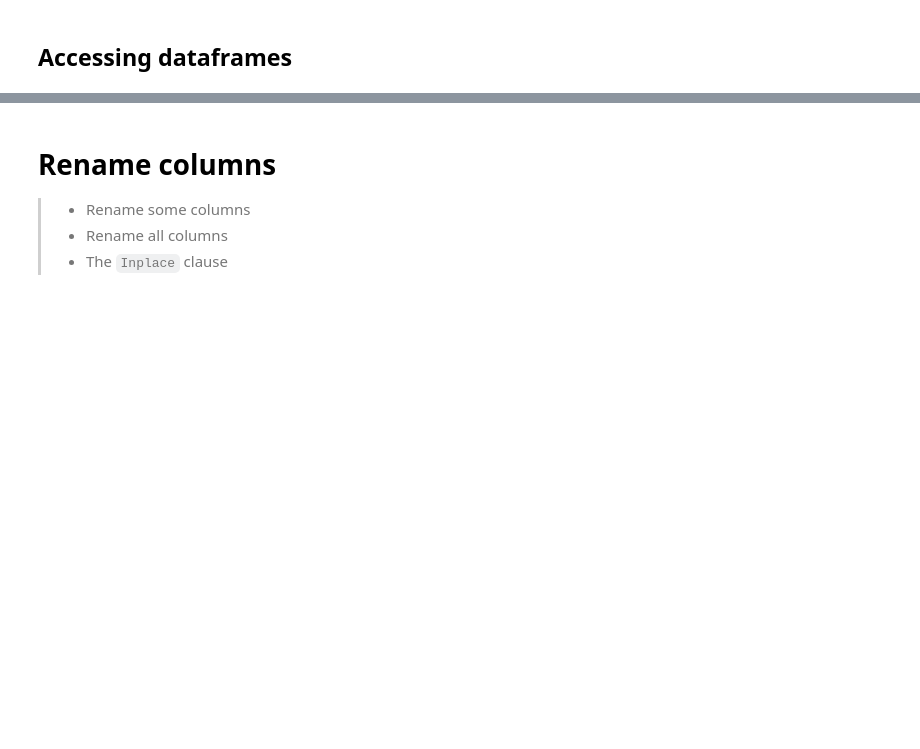
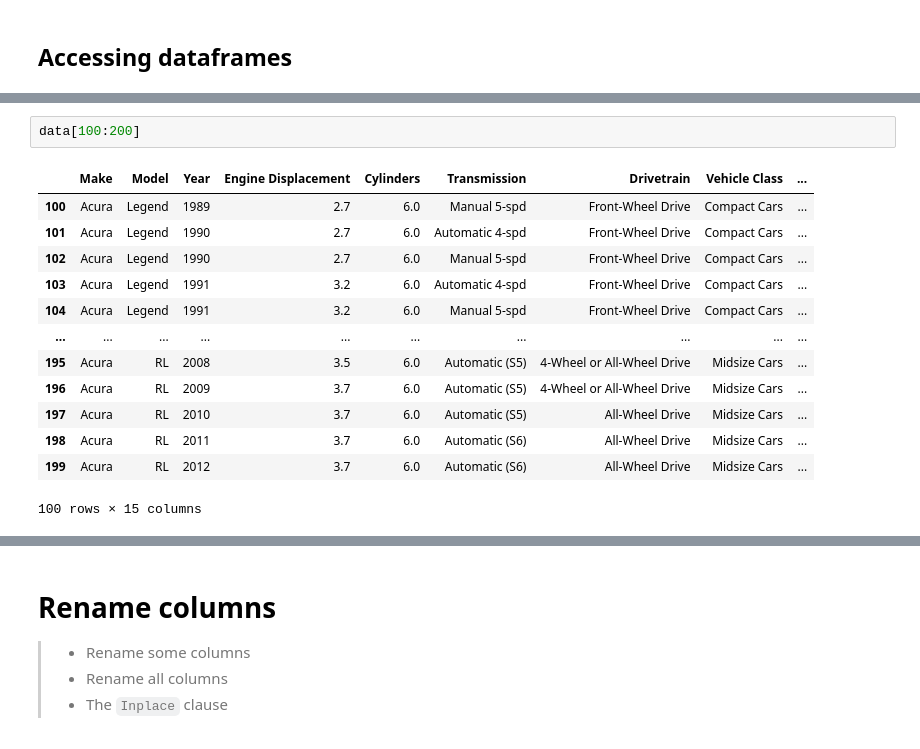
Before and after one commit to aguiarandre/labs-parttime-202001, a Jupyter notebook: classes/Data-Manipulation/data-manipulation.ipynb, the cells around one changed output, grey strips where cells are left out. Cells and saved outputs as stored; diff of their text form; blank space fills up the shorter version.

```diff
--- a/classes/Data-Manipulation/data-manipulation.ipynb
+++ b/classes/Data-Manipulation/data-manipulation.ipynb
@@ -84,0 +116,16 @@ data.columns
+# %%
+data[100:200]
+# %% [output]
+|  | Make | Model | Year | Engine Displacement | Cylinders | Transmission | Drivetrain | Vehicle Class | ... |
+| 100 | Acura | Legend | 1989 | 2.7 | 6.0 | Manual 5-spd | Front-Wheel Drive | Compact Cars | ... |
+| 101 | Acura | Legend | 1990 | 2.7 | 6.0 | Automatic 4-spd | Front-Wheel Drive | Compact Cars | ... |
+| 102 | Acura | Legend | 1990 | 2.7 | 6.0 | Manual 5-spd | Front-Wheel Drive | Compact Cars | ... |
+| 103 | Acura | Legend | 1991 | 3.2 | 6.0 | Automatic 4-spd | Front-Wheel Drive | Compact Cars | ... |
+| 104 | Acura | Legend | 1991 | 3.2 | 6.0 | Manual 5-spd | Front-Wheel Drive | Compact Cars | ... |
+| ... | ... | ... | ... | ... | ... | ... | ... | ... | ... |
+| 195 | Acura | RL | 2008 | 3.5 | 6.0 | Automatic (S5) | 4-Wheel or All-Wheel Drive | Midsize Cars | ... |
+| 196 | Acura | RL | 2009 | 3.7 | 6.0 | Automatic (S5) | 4-Wheel or All-Wheel Drive | Midsize Cars | ... |
+| 197 | Acura | RL | 2010 | 3.7 | 6.0 | Automatic (S5) | All-Wheel Drive | Midsize Cars | ... |
+| 198 | Acura | RL | 2011 | 3.7 | 6.0 | Automatic (S6) | All-Wheel Drive | Midsize Cars | ... |
+| 199 | Acura | RL | 2012 | 3.7 | 6.0 | Automatic (S6) | All-Wheel Drive | Midsize Cars | ... |
+100 rows × 15 columns
```
Also changed, not shown: parts of 67 cells of this notebook, 4 other files.
